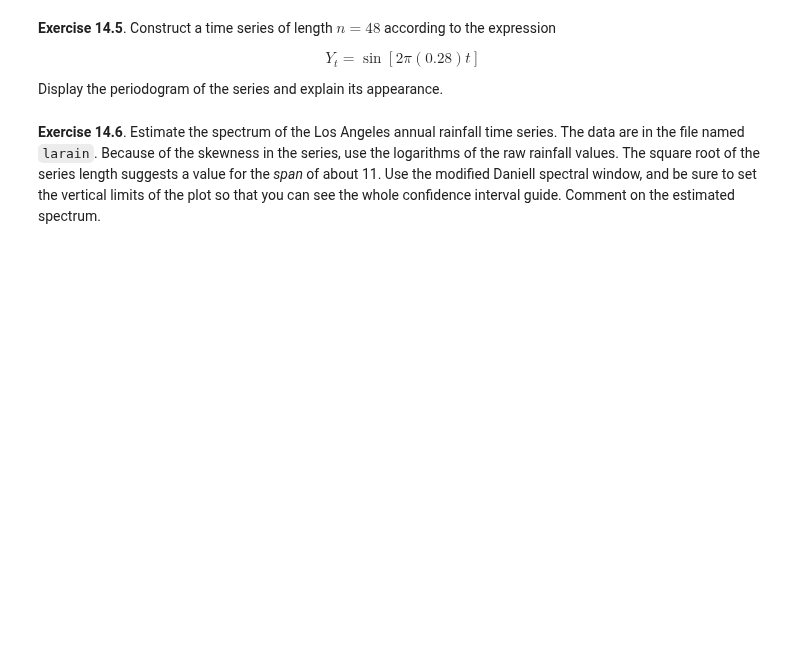
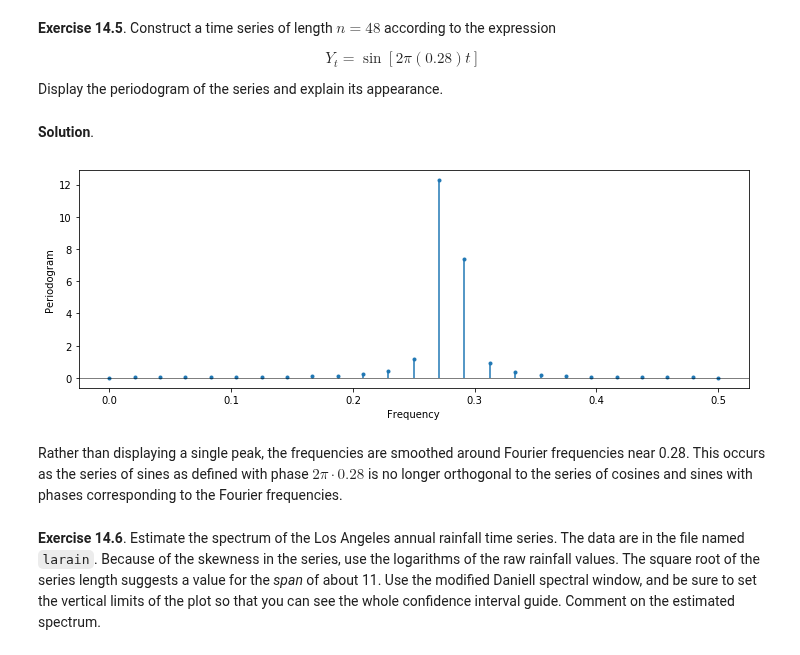
Before and after one commit to telmo-correa/time-series-analysis, a Jupyter notebook: Python/Chapter 14 (Ex 01 - 10) - Estimating the Spectrum.ipynb, the cells around one changed output. Saved outputs shown, nothing was run; the diff lists cells and outputs as text; code cells hidden in the pictures; blank space fills up the shorter version.

```diff
--- a/Python/Chapter 14 (Ex 01 - 10) - Estimating the Spectrum.ipynb
+++ b/Python/Chapter 14 (Ex 01 - 10) - Estimating the Spectrum.ipynb
@@ -219,3 +284,5 @@ $$ \frac{1}{n^2} \sum_{k=-m}^m k^2 W_m(k) = \frac{2}{n^2(2m+1)} \left( \frac{m^3
 $$ Y_t = \sin \left[ 2 \pi (0.28) t \right] $$
 
 Display the periodogram of the series and explain its appearance.
+# %% [markdown]
+**Solution**.
@@ -222,3 +291,23 @@ Display the periodogram of the series and explain its appearance.
+# %%
+n = 48
+t = np.arange(n) + 1
+Y = np.sin(2 * np.pi * 0.28 * t)
+
+f, Pxx = periodogram(Y)
+
+plt.figure(figsize=(12, 4))
+
+plt.vlines(x=f, ymin=0, ymax=Pxx, color='C0')
+plt.plot(f, Pxx, ls='none', marker='.', color='C0')
+plt.axhline(y=0, xmin=0, xmax=1, color='black', lw=0.5)
+
+plt.ylabel('Periodogram')
+plt.xlabel('Frequency')
+plt.show()
+# %% [output]
+[figure, added]
+# %% [markdown]
+Rather than displaying a single peak, the frequencies are smoothed around Fourier frequencies near 0.28.  This occurs as the series of sines as defined with phase $2 \pi \cdot 0.28$ is no longer orthogonal to the series of cosines and sines with phases corresponding to the Fourier frequencies.
 # %% [markdown]
 **Exercise 14.6**.  Estimate the spectrum of the Los Angeles annual rainfall time series. The data are in the file named `larain`. Because of the skewness in the series, use the logarithms of the raw rainfall values. The square root of the series length suggests a value for the *span* of about 11. Use the modified Daniell spectral window, and be sure to set the vertical limits of the plot so that you can see the whole confidence interval guide. Comment on the estimated spectrum.
 # %% [markdown]
```
Also changed, not shown: parts of 6 cells of this notebook, 1 other file.
